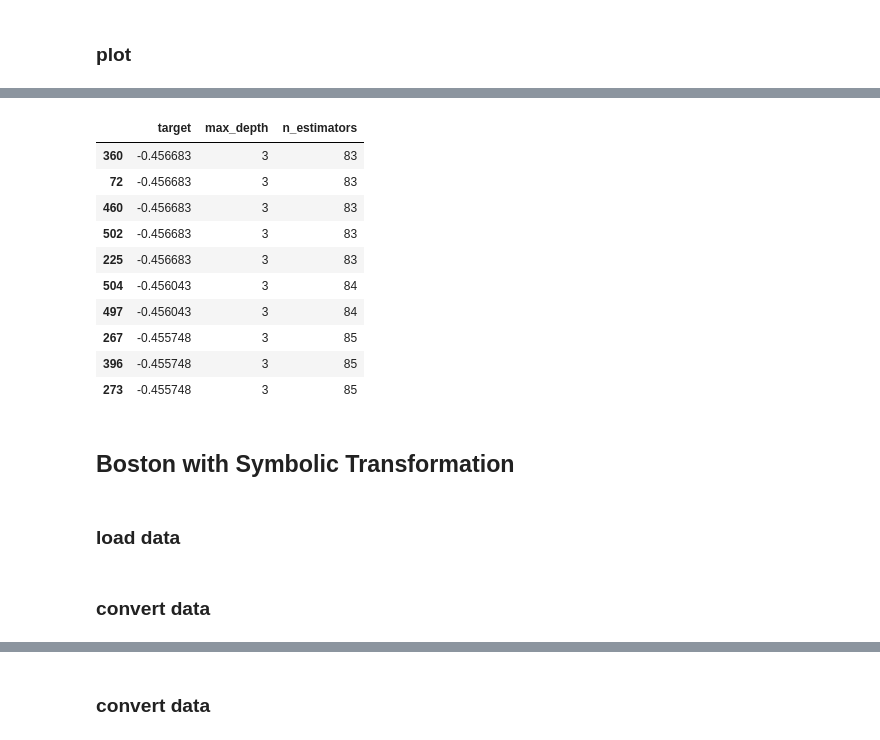
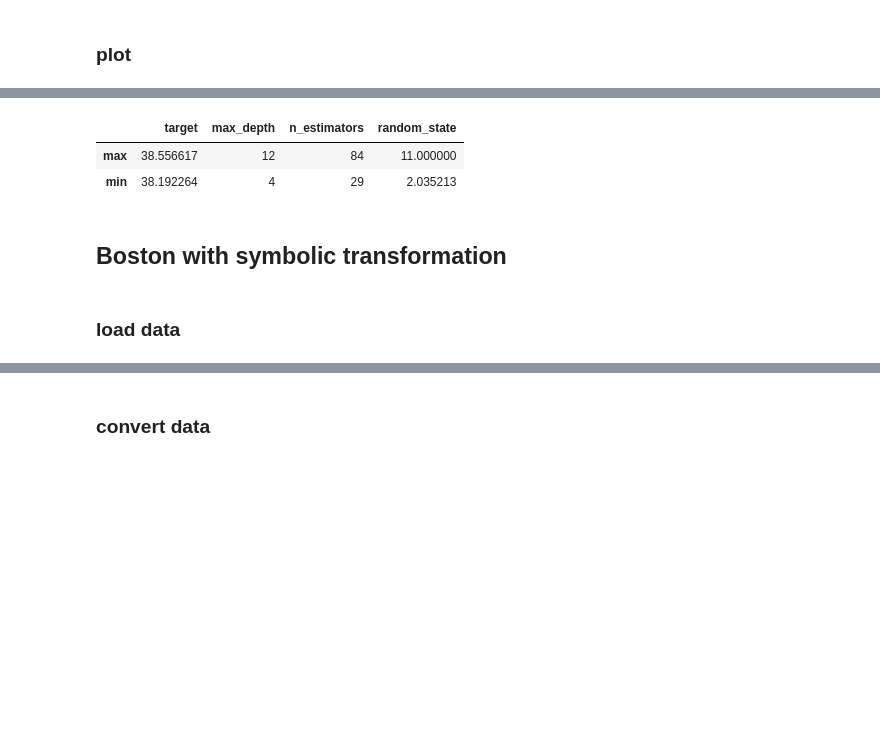
Before and after one commit to Gegori1/SVR-MAPE-Extended, a Jupyter notebook: Bayesian_optimization/Diabetes_Bayesian_optimization/Random_Forest/Bay_opt_analysis.ipynb, the cells around one changed output, grey strips where cells are left out. Saved outputs shown, nothing was run; the diff lists cells and outputs as text; code cells hidden in the pictures; blank space fills up the shorter version.

```diff
--- a/Bayesian_optimization/Diabetes_Bayesian_optimization/Random_Forest/Bay_opt_analysis.ipynb
+++ b/Bayesian_optimization/Diabetes_Bayesian_optimization/Random_Forest/Bay_opt_analysis.ipynb
@@ -13,15 +13,14 @@ import plotly.express as px
 # %% [markdown]
 ### load data
 # %%
-jsn_path = Path().resolve() / "Logs" / "Diabetes_r2_leo.json"
-data = pd.read_json(jsn_path , lines = True).drop(["datetime"], axis = 1)
+jsn_path = Path().resolve() / "Logs" / "Diabetes_mape_leo.json"
+data = pd.read_json(jsn_path, lines = True).drop(["datetime"], axis = 1)
 # %% [markdown]
 ### convert data
 # %%
 params = pd.json_normalize(data['params'])
 # %%
-df = pd.concat([data[["target"]], params], axis = 1).query("target > 0")
-df.target = df.target*-1
+df = pd.concat([data[["target"]]*-1, params], axis = 1)
 df[["max_depth", "n_estimators"]] = df[["max_depth", "n_estimators"]].astype("int")
 # %% [markdown]
 ### plot
@@ -37,21 +36,13 @@ px.scatter(df2, x="max_depth", y="n_estimators", color="target", hover_data = ["
 # %% [output]
 [interactive output not drawn]
 # %%
-df.sort_values("target", ascending = True).head(10)
+df.sort_values("target", ascending = True).head(20).agg(("max", "min"))
 # %% [output]
-|  | target | max_depth | n_estimators |
-| 360 | -0.456683 | 3 | 83 |
-| 72 | -0.456683 | 3 | 83 |
-| 460 | -0.456683 | 3 | 83 |
-| 502 | -0.456683 | 3 | 83 |
-| 225 | -0.456683 | 3 | 83 |
-| 504 | -0.456043 | 3 | 84 |
-| 497 | -0.456043 | 3 | 84 |
-| 267 | -0.455748 | 3 | 85 |
-| 396 | -0.455748 | 3 | 85 |
-| 273 | -0.455748 | 3 | 85 |
+|  | target | max_depth | n_estimators | random_state |
+| max | 38.556617 | 12 | 84 | 11.000000 |
+| min | 38.192264 | 4 | 29 | 2.035213 |
 # %% [markdown]
-## Boston with Symbolic Transformation
+## Boston with symbolic transformation
 # %% [markdown]
 ### load data
 # %%
@@ -59,3 +50 @@ jsn_path = Path().resolve() / "Logs" / "Diabetes_r2_let.json"
 data = pd.read_json(jsn_path , lines = True).drop(["datetime"], axis = 1)
-# %% [markdown]
-### convert data
```
Also changed, not shown: parts of 32 cells of this notebook, 55 other files.
